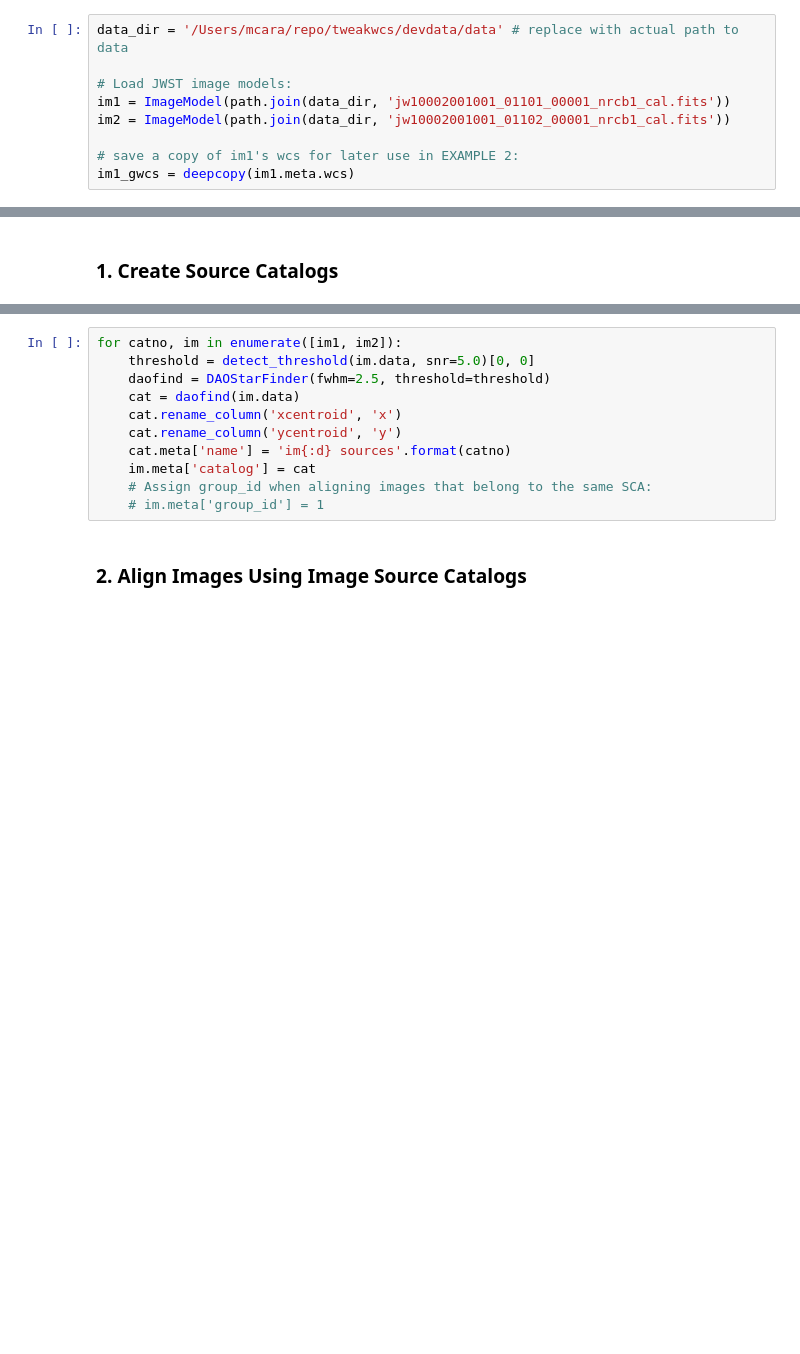
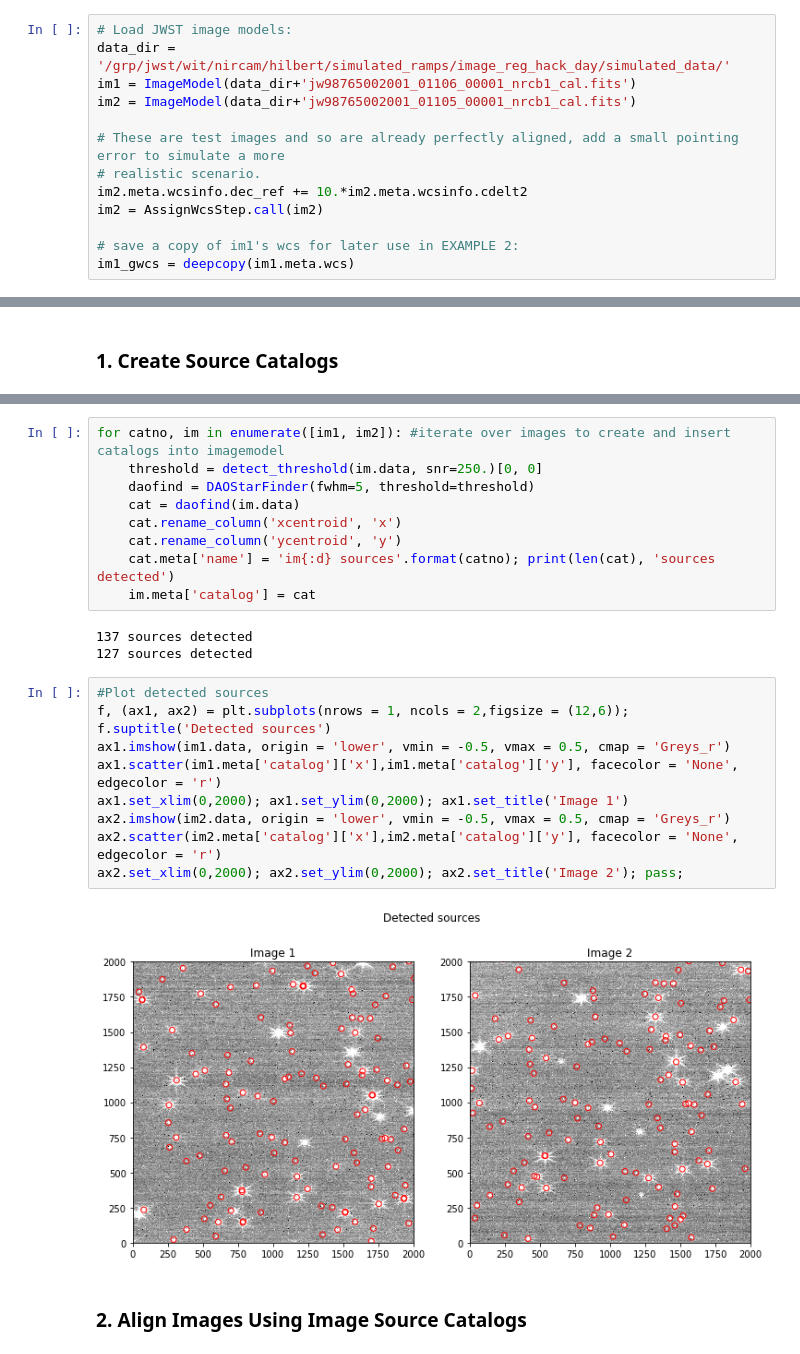
Before and after one commit to shannnnnyyy/imreg_nbs, a Jupyter notebook: imregcomb/tweakwcs/tweakwcs_example.ipynb, the cells around one changed output, grey strips where cells are left out. Saved outputs shown, nothing was run; the diff lists cells and outputs as text; blank space fills up the shorter version.

```diff
--- a/imregcomb/tweakwcs/tweakwcs_example.ipynb
+++ b/imregcomb/tweakwcs/tweakwcs_example.ipynb
@@ -25,11 +28,15 @@ from photutils import detect_threshold, DAOStarFinder
 ***
 ## Load Data:
 # %%
-data_dir = '/Users/mcara/repo/tweakwcs/devdata/data' # replace with actual path to data
+# Load JWST image models:
+data_dir = '/grp/jwst/wit/nircam/hilbert/simulated_ramps/image_reg_hack_day/simulated_data/'
+im1 = ImageModel(data_dir+'jw98765002001_01106_00001_nrcb1_cal.fits')
+im2 = ImageModel(data_dir+'jw98765002001_01105_00001_nrcb1_cal.fits')
 
-# Load JWST image models:
-im1 = ImageModel(path.join(data_dir, 'jw10002001001_01101_00001_nrcb1_cal.fits'))
-im2 = ImageModel(path.join(data_dir, 'jw10002001001_01102_00001_nrcb1_cal.fits'))
+# These are test images and so are already perfectly aligned, add a small pointing error to simulate a more
+# realistic scenario.
+im2.meta.wcsinfo.dec_ref += 10.*im2.meta.wcsinfo.cdelt2
+im2 = AssignWcsStep.call(im2)
 
 # save a copy of im1's wcs for later use in EXAMPLE 2:
 im1_gwcs = deepcopy(im1.meta.wcs)
@@ -41,13 +69,25 @@ im1_gwcs = deepcopy(im1.meta.wcs)
 # %%
-for catno, im in enumerate([im1, im2]):
-    threshold = detect_threshold(im.data, snr=5.0)[0, 0]
-    daofind = DAOStarFinder(fwhm=2.5, threshold=threshold)
+for catno, im in enumerate([im1, im2]): #iterate over images to create and insert catalogs into imagemodel
+    threshold = detect_threshold(im.data, snr=250.)[0, 0]
+    daofind = DAOStarFinder(fwhm=5, threshold=threshold)
     cat = daofind(im.data)
     cat.rename_column('xcentroid', 'x')
     cat.rename_column('ycentroid', 'y')
-    cat.meta['name'] = 'im{:d} sources'.format(catno)
+    cat.meta['name'] = 'im{:d} sources'.format(catno); print(len(cat), 'sources detected')
     im.meta['catalog'] = cat
-    # Assign group_id when aligning images that belong to the same SCA:
-    # im.meta['group_id'] = 1
+# %% [output]
+137 sources detected
+127 sources detected
+# %%
+#Plot detected sources
+f, (ax1, ax2) = plt.subplots(nrows = 1, ncols = 2,figsize = (12,6)); f.suptitle('Detected sources')
+ax1.imshow(im1.data, origin = 'lower', vmin = -0.5, vmax = 0.5, cmap = 'Greys_r')
+ax1.scatter(im1.meta['catalog']['x'],im1.meta['catalog']['y'], facecolor = 'None', edgecolor = 'r')
+ax1.set_xlim(0,2000); ax1.set_ylim(0,2000); ax1.set_title('Image 1')
+ax2.imshow(im2.data, origin = 'lower', vmin = -0.5, vmax = 0.5, cmap = 'Greys_r')
+ax2.scatter(im2.meta['catalog']['x'],im2.meta['catalog']['y'], facecolor = 'None', edgecolor = 'r')
+ax2.set_xlim(0,2000); ax2.set_ylim(0,2000); ax2.set_title('Image 2'); pass;
+# %% [output]
+[figure, added]
 # %% [markdown]
 ### 2. Align Images Using Image Source Catalogs
```
Also changed, not shown: parts of 14 cells of this notebook.
